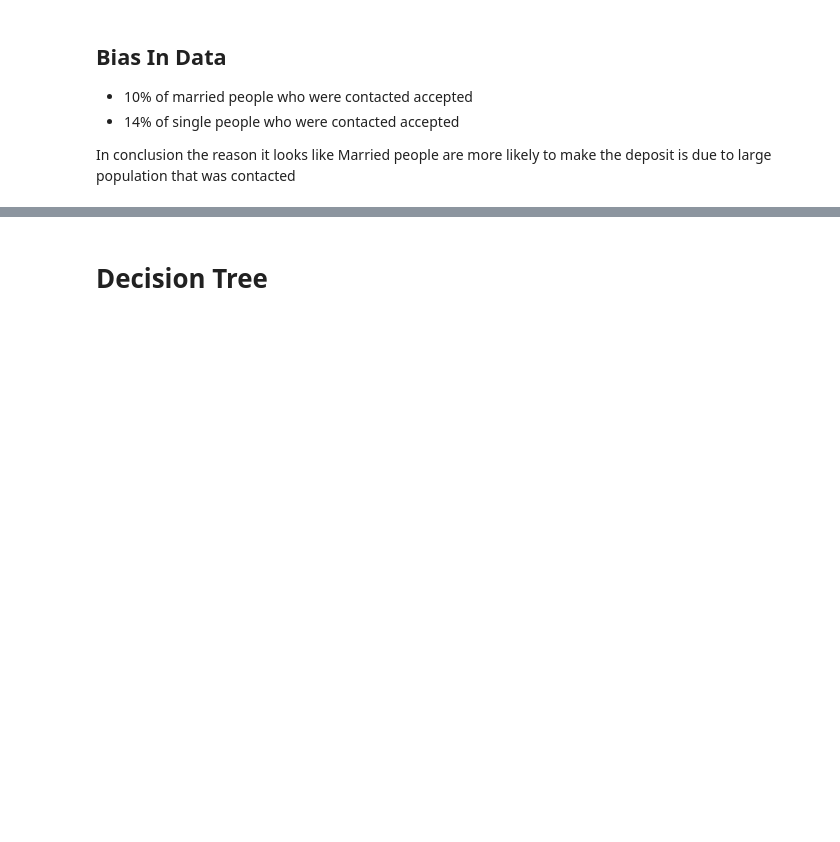
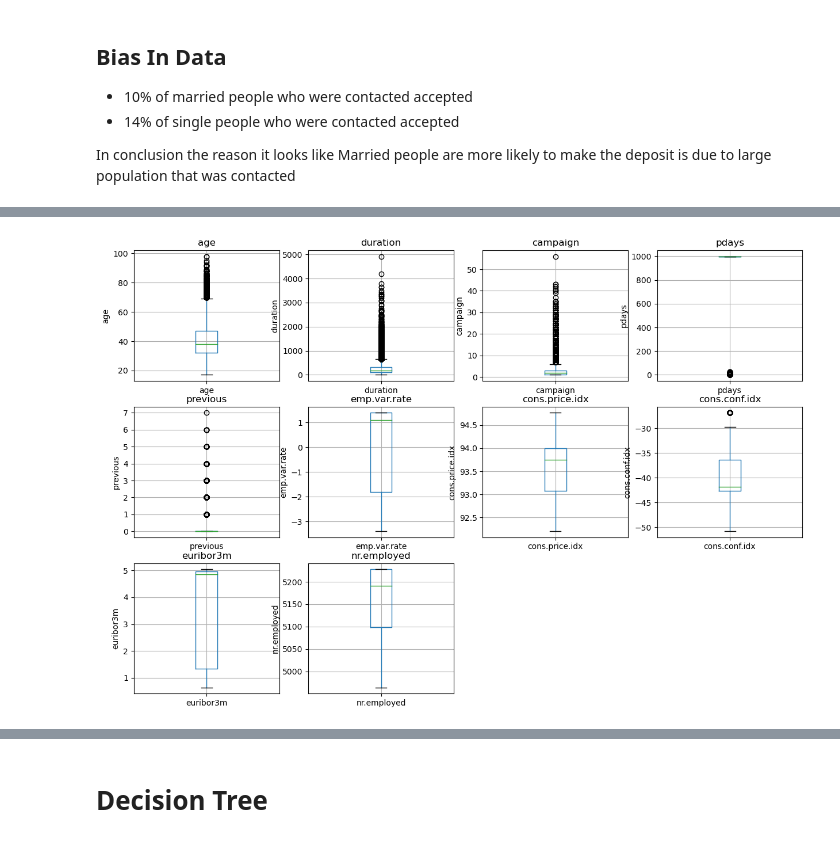
Before and after one commit to srideviaishwariya/rainier, a Jupyter notebook: module_17_starter/prompt_III.ipynb, the cells around one changed output, grey strips where cells are left out. Saved outputs shown, nothing was run; the diff lists cells and outputs as text; code cells hidden in the pictures; blank space fills up the shorter version.

```diff
--- a/module_17_starter/prompt_III.ipynb
+++ b/module_17_starter/prompt_III.ipynb
@@ -428,0 +322,8 @@ print(fiftypipe_fp)
+# %%
+ # find categorical variables
+
+categorical = [var for var in df.columns if df[var].dtype in ['object', 'category', 'string']]
+
+print('There are {} categorical variables\n'.format(len(categorical)))
+
+print('The categorical variables are :', categorical)
@@ -428,0 +362,6 @@ print(fiftypipe_fp)
+# %%
+# view frequency of categorical variables
+
+for var in categorical:
+
+    print(df[var].value_counts())
@@ -428,0 +386,5 @@ print(fiftypipe_fp)
+# %%
+# view frequency distribution of categorical variables
+
+for var in categorical:
+    print(df[var].value_counts()/np.float(len(df)))
@@ -428,0 +428,6 @@ print(fiftypipe_fp)
+# %%
+numerical = [var for var in df.columns if df[var].dtype!='O']
+
+print('There are {} numerical variables\n'.format(len(numerical)))
+
+print('The numerical variables are :', numerical)
@@ -428,0 +489,12 @@ print(fiftypipe_fp)
+# %%
+# draw boxplots to visualize outliers
+
+plt.figure(figsize=(15,10))
+
+for idx, col in enumerate(numerical):
+    plt.subplot(3, 4, idx+1)
+    fig = df.boxplot(column=col)
+    fig.set_title(col)
+    fig.set_ylabel(col)
+# %% [output]
+[figure, added]
```
Also changed, not shown: parts of 99 cells of this notebook, 4 other files.
